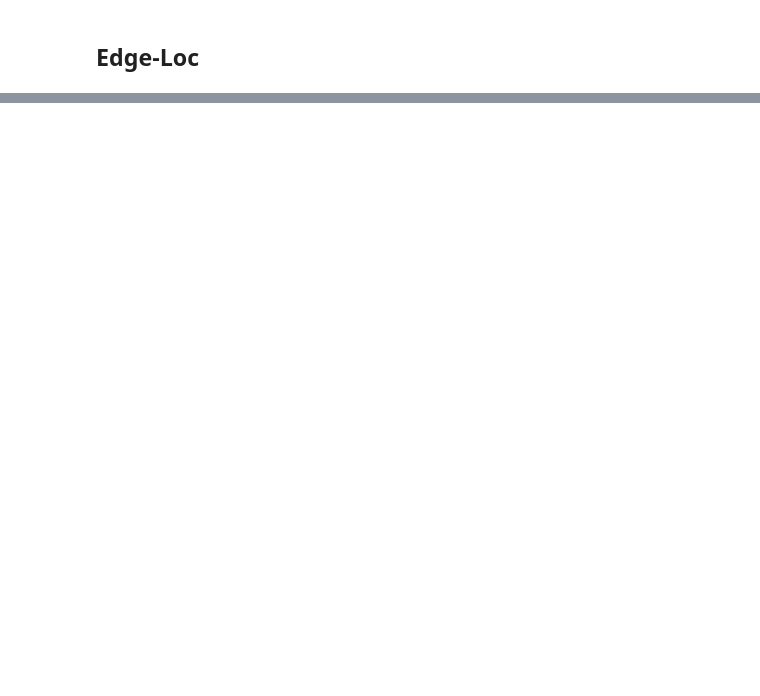
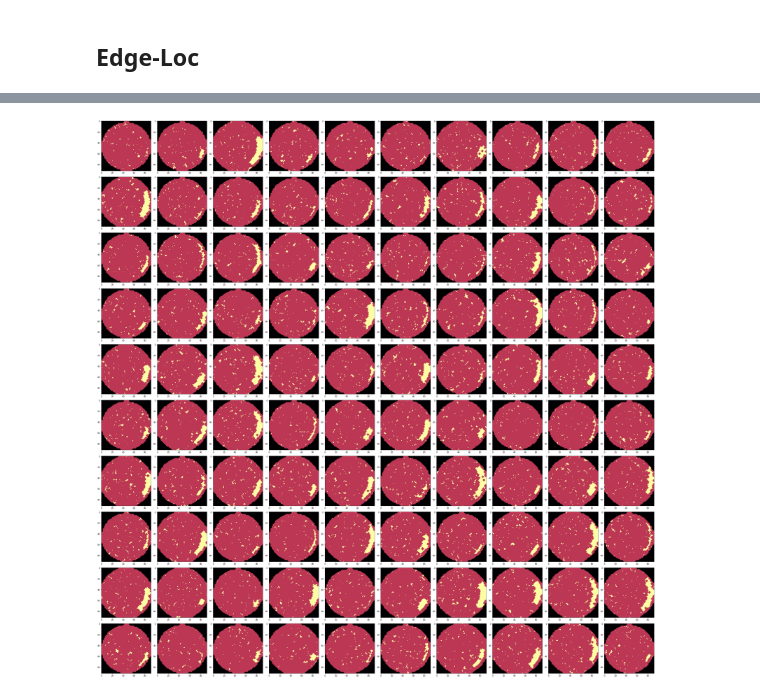
Before and after one commit to Keleas/Wafer_maps, a Jupyter notebook: Wafer_card_synthesis.ipynb, the cells around one changed output, grey strips where cells are left out. Drawn from its saved outputs; the diff is of its cells as text; code cells hidden in the pictures; blank space fills up the shorter version.

```diff
--- a/Wafer_card_synthesis.ipynb
+++ b/Wafer_card_synthesis.ipynb
@@ -845,2 +994,22 @@ Wall time: 973 ms
 # %% [markdown]
 ## Edge-Loc
+# %%
+%%time
+
+N_POINTS = 100
+
+PHI1 = np.random.uniform(np.pi*0.2, np.pi*0.34, size=N_POINTS)
+PHI2 = np.random.uniform(np.pi*0.35, np.pi*0.7, size=N_POINTS)
+PHI = np.vstack((PHI1, PHI2))
+PHI = np.array([[PHI[0,i], PHI[1,i]] for i in range(PHI.shape[1])])
+
+r1 = np.random.randint(37, 42, size=N_POINTS)
+r2 = np.random.randint(42, 44, size=N_POINTS)
+r = np.vstack((r1, r2))
+r = np.array([[r[0,i], r[1,i]] for i in range(r.shape[1])])
+
+XC = np.random.randint(44, 46 , size=N_POINTS)
+YC = np.random.randint(44, 46, size=N_POINTS)
+
+## интесивность
+N = np.random.randint(200, 210, size=N_POINTS)
@@ -846,0 +1018,5 @@ Wall time: 973 ms
+# %%
+%%time
+plot_rings(XC, YC, r, PHI, N)
+# %% [output]
+[figure, added]
```
Also changed, not shown: parts of 14 cells of this notebook.
